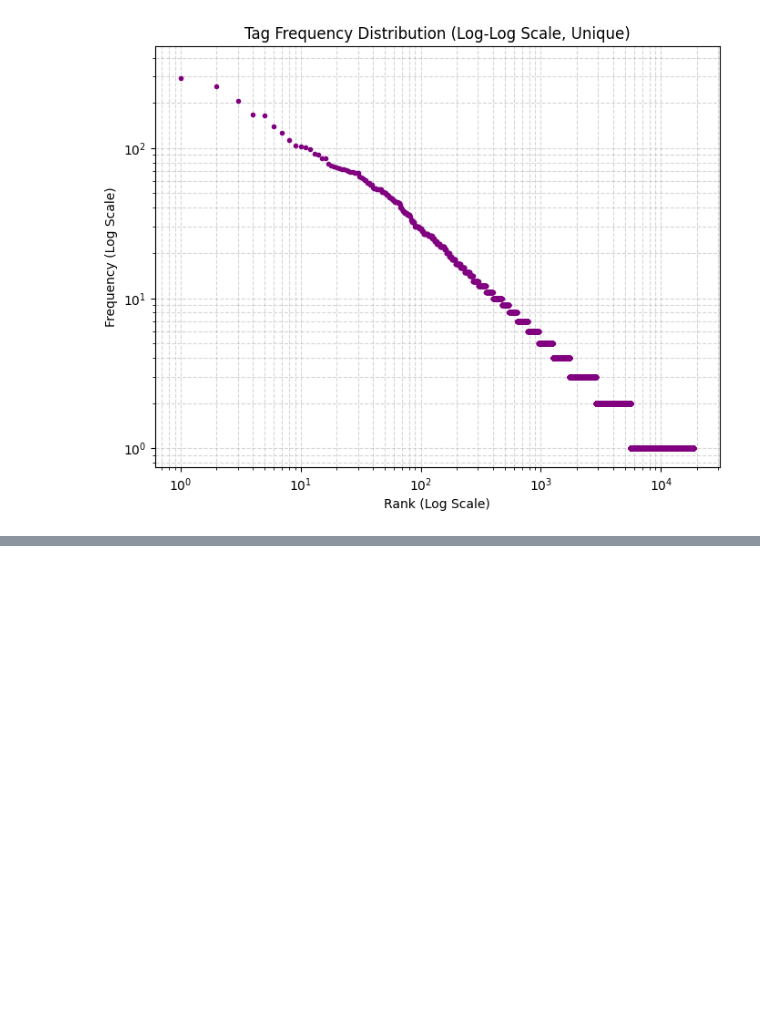
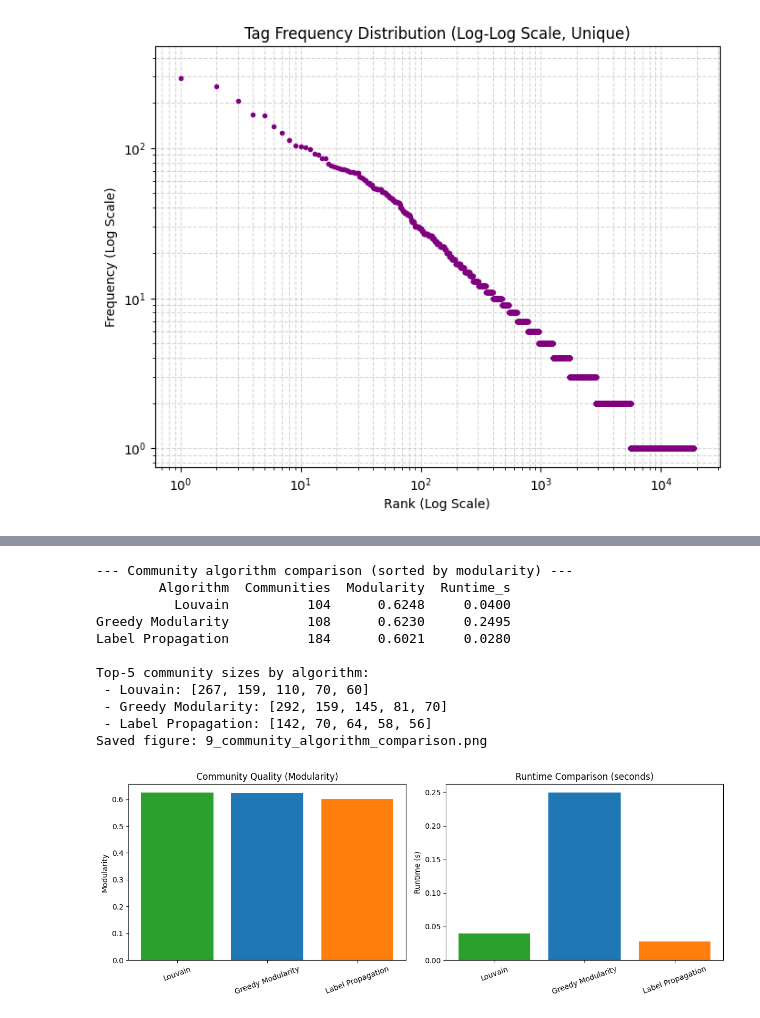
Before and after one commit to kelloc02/ECE227_final_project, a Jupyter notebook: notebook.ipynb, the cells around one changed output, grey strips where cells are left out. Cells and saved outputs as stored; diff of their text form; code cells hidden in the pictures; blank space fills up the shorter version.

```diff
--- a/notebook.ipynb
+++ b/notebook.ipynb
@@ -588,0 +678,78 @@ print(f"\n计算完成！耗时: {time.time() - start_time:.2f} 秒")
+# %%
+import time
+import pandas as pd
+import matplotlib.pyplot as plt
+import networkx.algorithms.community as nx_comm
+
+# ==========================================
+# Additional Analysis B: Community algorithm comparison
+# Louvain vs Greedy Modularity vs Label Propagation
+# ==========================================
+if 'G_core' not in globals():
+    raise RuntimeError('Please run the cell that creates G_core first.')
+
+results = []
+partitions = {}
+
+# 1) Louvain
+t0 = time.time()
+comm_louvain = nx_comm.louvain_communities(G_core, weight='weight', resolution=1.0, seed=42)
+t_louvain = time.time() - t0
+mod_louvain = nx_comm.modularity(G_core, comm_louvain, weight='weight')
+results.append({'Algorithm': 'Louvain', 'Communities': len(comm_louvain), 'Modularity': mod_louvain, 'Runtime_s': t_louvain})
+partitions['Louvain'] = comm_louvain
+
+# 2) Greedy Modularity
+t0 = time.time()
+comm_greedy = list(nx_comm.greedy_modularity_communities(G_core, weight='weight'))
+t_greedy = time.time() - t0
+mod_greedy = nx_comm.modularity(G_core, comm_greedy, weight='weight')
+results.append({'Algorithm': 'Greedy Modularity', 'Communities': len(comm_greedy), 'Modularity': mod_greedy, 'Runtime_s': t_greedy})
+partitions['Greedy Modularity'] = comm_greedy
+
+# 3) Asynchronous Label Propagation
+t0 = time.time()
+comm_lpa = list(nx_comm.asyn_lpa_communities(G_core, weight='weight', seed=42))
+t_lpa = time.time() - t0
+mod_lpa = nx_comm.modularity(G_core, comm_lpa, weight='weight')
+results.append({'Algorithm': 'Label Propagation', 'Communities': len(comm_lpa), 'Modularity': mod_lpa, 'Runtime_s': t_lpa})
+partitions['Label Propagation'] = comm_lpa
+
+df_compare = pd.DataFrame(results).sort_values('Modularity', ascending=False).reset_index(drop=True)
+print('--- Community algorithm comparison (sorted by modularity) ---')
+print(df_compare.to_string(index=False, float_format=lambda x: f'{x:.4f}'))
+
+print('\nTop-5 community sizes by algorithm:')
+for name, comms in partitions.items():
+    sizes = sorted([len(c) for c in comms], reverse=True)
+    print(f' - {name}: {sizes[:5]}')
+
+fig, axes = plt.subplots(1, 2, figsize=(12, 4.5))
+
+axes[0].bar(df_compare['Algorithm'], df_compare['Modularity'], color=['#2ca02c', '#1f77b4', '#ff7f0e'])
+axes[0].set_title('Community Quality (Modularity)')
+axes[0].set_ylabel('Modularity')
+axes[0].tick_params(axis='x', rotation=20)
+
+axes[1].bar(df_compare['Algorithm'], df_compare['Runtime_s'], color=['#2ca02c', '#1f77b4', '#ff7f0e'])
+axes[1].set_title('Runtime Comparison (seconds)')
+axes[1].set_ylabel('Runtime (s)')
+axes[1].tick_params(axis='x', rotation=20)
+
+plt.tight_layout()
+plt.savefig('9_community_algorithm_comparison.png', dpi=300, bbox_inches='tight')
+print('Saved figure: 9_community_algorithm_comparison.png')
+plt.show()
+# %% [output]
+--- Community algorithm comparison (sorted by modularity) ---
+        Algorithm  Communities  Modularity  Runtime_s
+          Louvain          104      0.6248     0.0400
+Greedy Modularity          108      0.6230     0.2495
+Label Propagation          184      0.6021     0.0280
+
+Top-5 community sizes by algorithm:
+ - Louvain: [267, 159, 110, 70, 60]
+ - Greedy Modularity: [292, 159, 145, 81, 70]
+ - Label Propagation: [142, 70, 64, 58, 56]
+Saved figure: 9_community_algorithm_comparison.png
+[figure, added]
```
Also changed, not shown: parts of 10 cells of this notebook.
